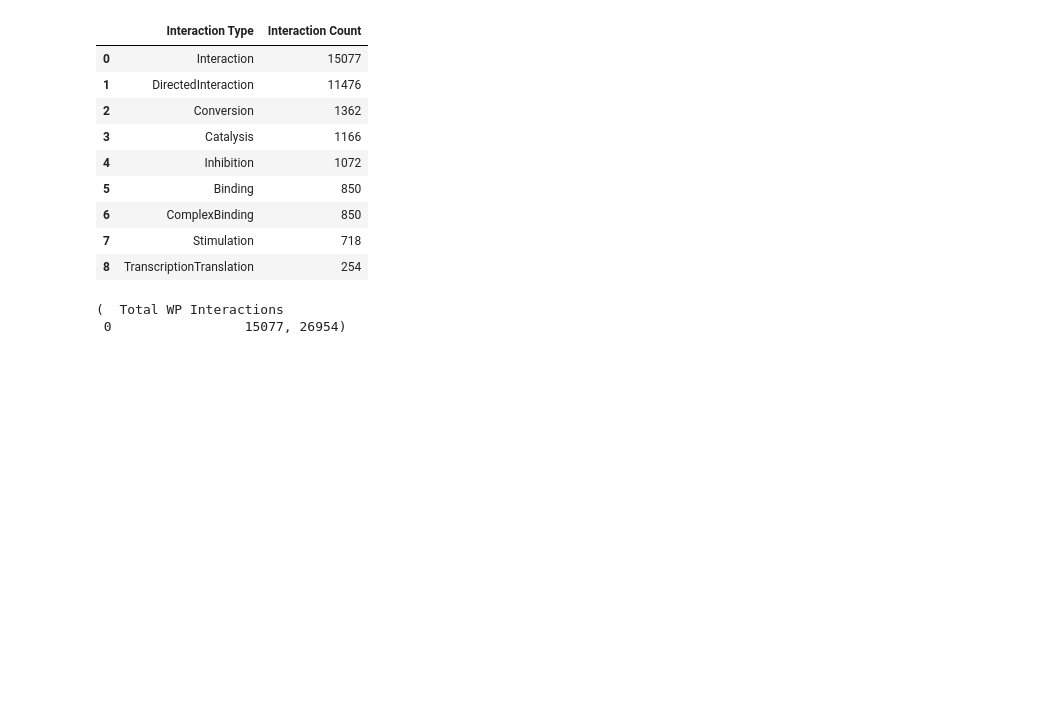
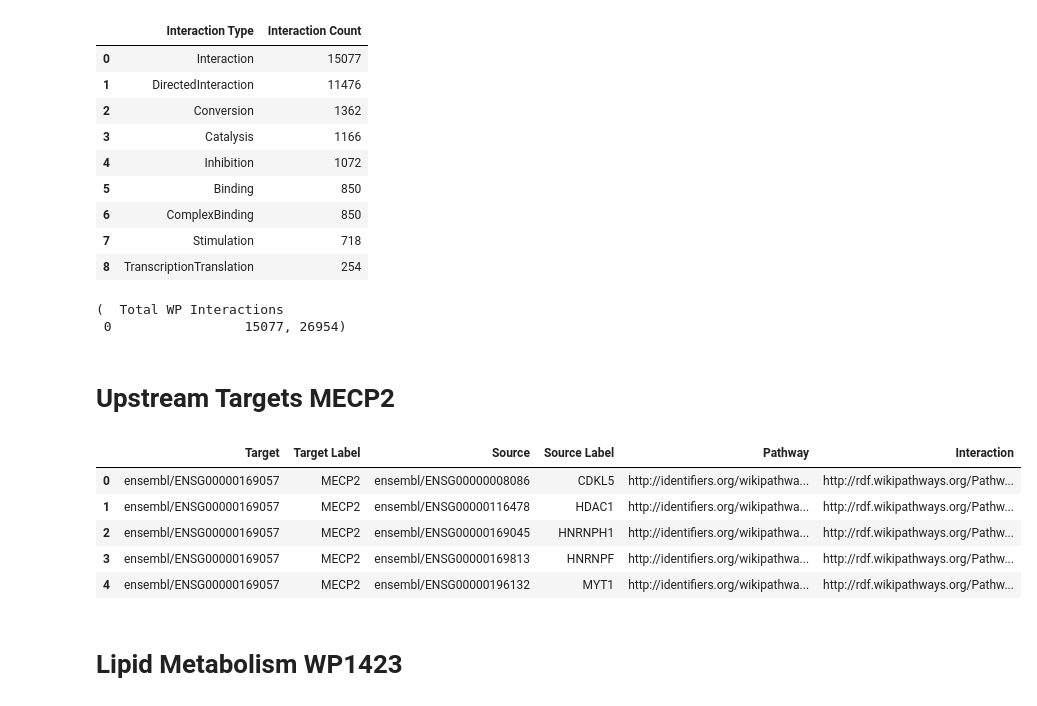
Before and after one commit to BiGCAT-UM/WikiPathwaysInteractions, a Jupyter notebook: interactionStats.ipynb, the cells around one changed output. Saved outputs shown, nothing was run; the diff lists cells and outputs as text; code cells hidden in the pictures; blank space fills up the shorter version.

Commit message:
update includes 2 example queries
updated notebook to include 2 example queries.
One for MECP2 upstream targets and one for lipid metabolism in WP1423

```diff
--- a/interactionStats.ipynb
+++ b/interactionStats.ipynb
@@ -524,3 +524,51 @@ totalWPInts, GPMLCountTotalInt
 # %% [output]
 (  Total WP Interactions
  0                 15077, 26954)
+# %% [markdown]
+# Upstream Targets MECP2
+# %%
+sparql = SPARQLWrapper("http://sparql.wikipathways.org")
+mecp2Up = pandas.DataFrame(columns=['Target', 'Target Label', 'Source', 'Source Label', 'Pathway', 'Interaction'])
+
+pathwayQuery = '''
+SELECT DISTINCT (substr(str(?target),24 ) as ?target) ?label1 (substr(str(?source),24 ) as ?source) (substr(str(?label),36 ) as ?sourceLabel ) ?pathway ?interaction
+WHERE {
+    ?target wp:bdbHgncSymbol    <http://identifiers.org/hgnc.symbol/MECP2> .
+    ?target dcterms:isPartOf ?pathway .
+    ?pathway a wp:Pathway .
+
+    ?interaction dcterms:isPartOf ?pathway .
+    ?interaction a wp:DirectedInteraction .
+    ?interaction wp:target ?target .
+    ?interaction wp:source ?source .
+
+    ?target rdfs:label ?label1 .
+    ?source dcterms:isPartOf ?pathway .
+    ?source a wp:GeneProduct .
+    ?source wp:bdbHgncSymbol ?label .
+ }
+    '''
+sparql.setQuery(pathwayQuery)
+sparql.setReturnFormat(JSON)
+results = sparql.query().convert()
+
+for result in results["results"]["bindings"]:
+	mecp2Up = mecp2Up.append({
+		'Target': result["target"]["value"],
+        'Target Label': result["label1"]["value"],
+		'Source': result["source"]["value"],
+        'Source Label': result["sourceLabel"]["value"],
+		'Pathway': result["pathway"]["value"],
+        'Interaction': result["interaction"]["value"],
+	 }, ignore_index=True)
+# %%
+mecp2Up
+# %% [output]
+|  | Target | Target Label | Source | Source Label | Pathway | Interaction |
+| 0 | ensembl/ENSG00000169057 | MECP2 | ensembl/ENSG00000008086 | CDKL5 | http://identifiers.org/wikipathwa... | http://rdf.wikipathways.org/Pathw... |
+| 1 | ensembl/ENSG00000169057 | MECP2 | ensembl/ENSG00000116478 | HDAC1 | http://identifiers.org/wikipathwa... | http://rdf.wikipathways.org/Pathw... |
+| 2 | ensembl/ENSG00000169057 | MECP2 | ensembl/ENSG00000169045 | HNRNPH1 | http://identifiers.org/wikipathwa... | http://rdf.wikipathways.org/Pathw... |
+| 3 | ensembl/ENSG00000169057 | MECP2 | ensembl/ENSG00000169813 | HNRNPF | http://identifiers.org/wikipathwa... | http://rdf.wikipathways.org/Pathw... |
+| 4 | ensembl/ENSG00000169057 | MECP2 | ensembl/ENSG00000196132 | MYT1 | http://identifiers.org/wikipathwa... | http://rdf.wikipathways.org/Pathw... |
+# %% [markdown]
+# Lipid Metabolism WP1423
```
Also changed, not shown: parts of 2 cells of this notebook.
